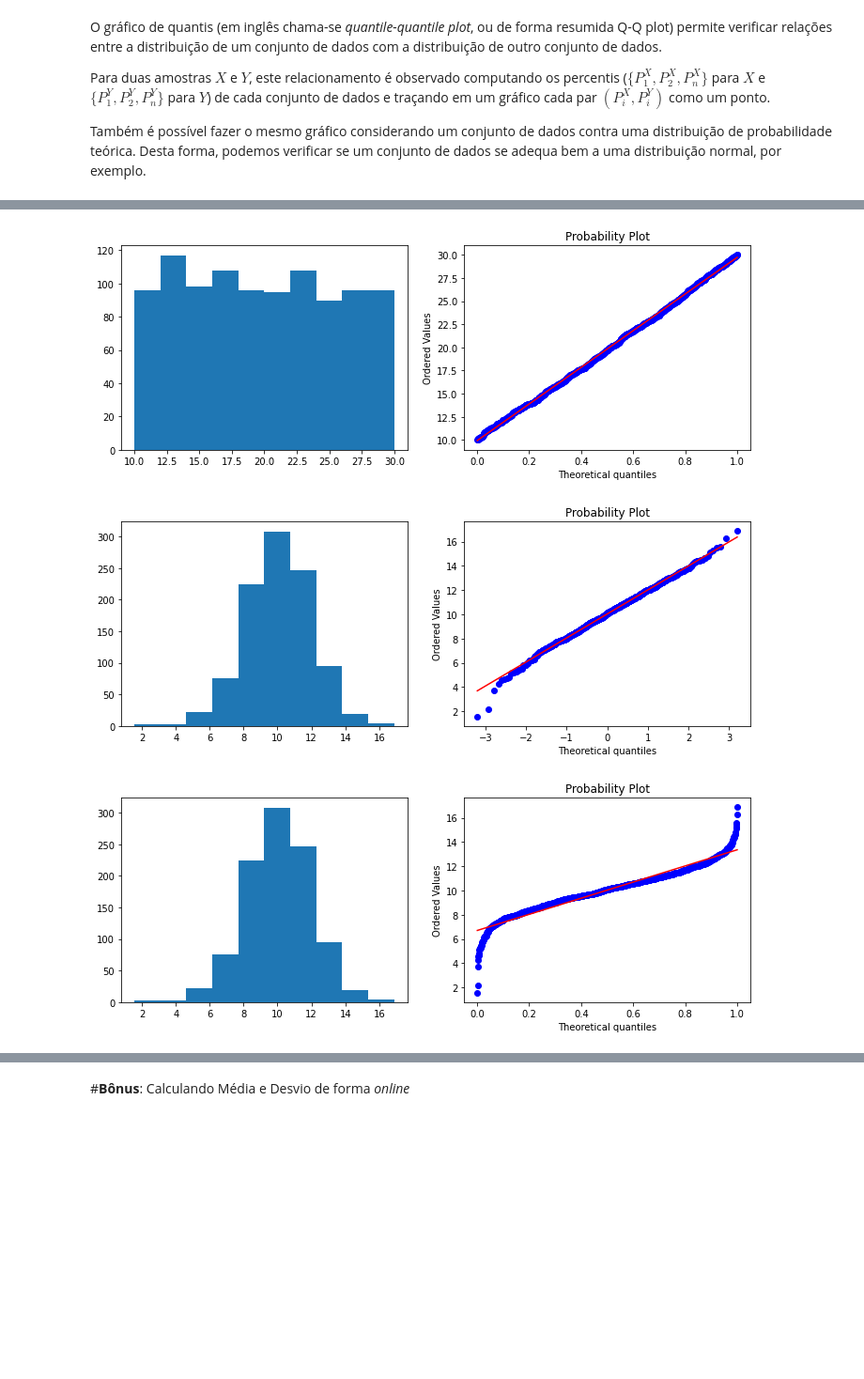
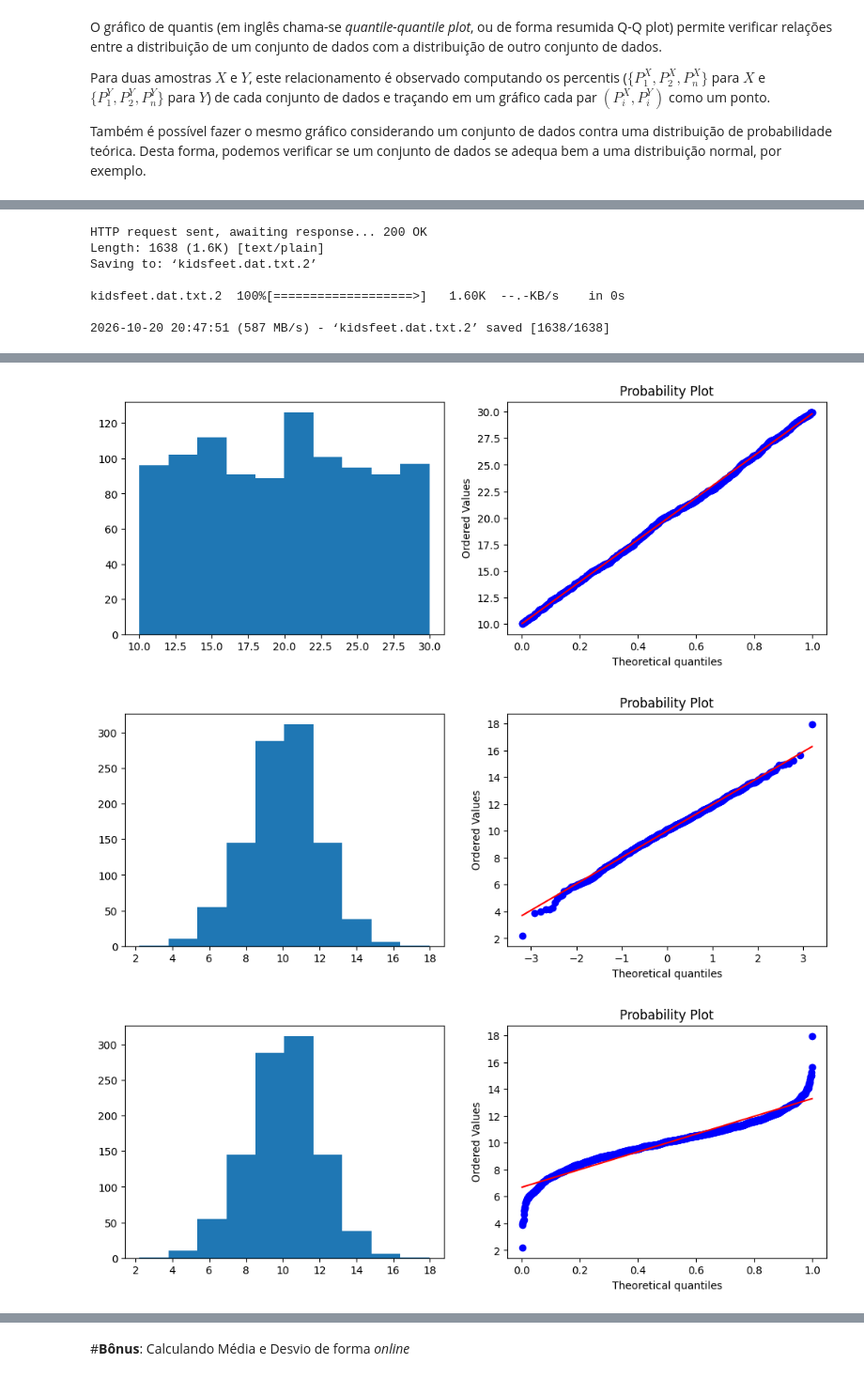
Before and after one commit to glaucogoncalves/p-e, a Jupyter notebook: lectures/06_eda_1D.ipynb, the cells around one changed output, grey strips where cells are left out. Shown at 94% size. Cells and saved outputs as stored; diff of their text form; code cells hidden in the pictures; blank space fills up the shorter version.

```diff
--- a/lectures/06_eda_1D.ipynb
+++ b/lectures/06_eda_1D.ipynb
@@ -501,7 +530,7 @@ import matplotlib.pyplot as plt
 import scipy.stats as stats
 
 !wget http://jse.amstat.org/datasets/kidsfeet.dat.txt
-pes = pd.read_csv("kidsfeet.dat.txt",delim_whitespace=True,header=None,names=["Birthmonth","Birthyear","Length","Width",
+pes = pd.read_csv("kidsfeet.dat.txt",sep="\s+",header=None,names=["Birthmonth","Birthyear","Length","Width",
                                                                   "Sex","Foot","Right_Left_handedness"])
 
 def qqanalise(dados,distr="norm"):
@@ -533,0 +557,7 @@ kidsfeet.dat.txt.9  100%[===================>]   1.60K  --.-KB/s    in 0s
+HTTP request sent, awaiting response... 200 OK
+Length: 1638 (1.6K) [text/plain]
+Saving to: ‘kidsfeet.dat.txt.2’
+
+kidsfeet.dat.txt.2  100%[===================>]   1.60K  --.-KB/s    in 0s
+
+2026-10-20 20:47:51 (587 MB/s) - ‘kidsfeet.dat.txt.2’ saved [1638/1638]
@@ -535,6 +565,6 @@ kidsfeet.dat.txt.9  100%[===================>]   1.60K  --.-KB/s    in 0s
-[figure, old version]
+[figure, new version]
-[figure, old version]
+[figure, new version]
-[figure, old version]
+[figure, new version]
 [figure]
 [figure]
 # %% [markdown]
```
Also changed, not shown: parts of 17 cells of this notebook.
